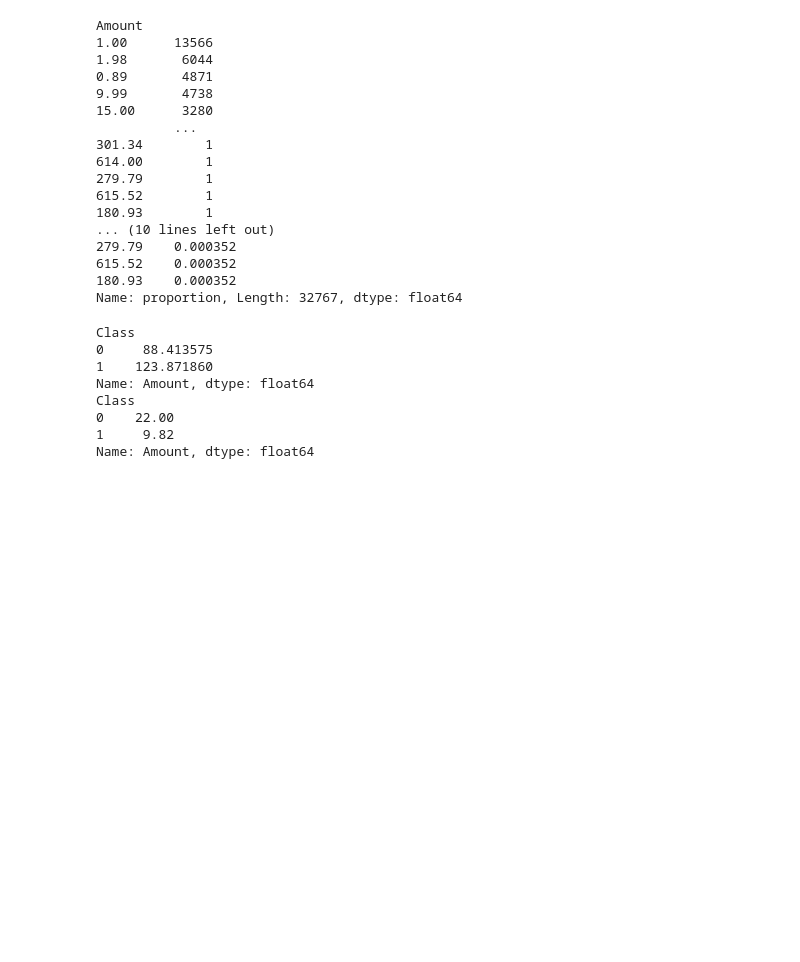
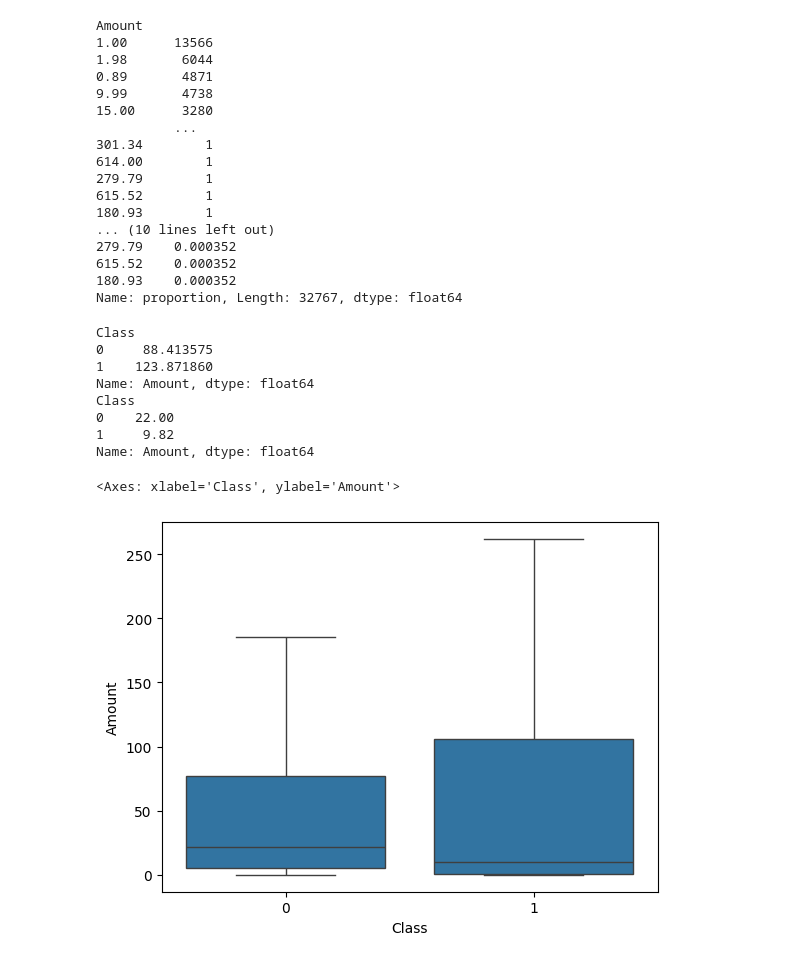
Before and after one commit to Avicci-b/fraud_detection_for_ecom_and_bank_transactions, a Jupyter notebook: notebooks/eda-creditcard.ipynb, the cells around one changed output. Saved outputs shown, nothing was run; the diff lists cells and outputs as text; code cells hidden in the pictures; blank space fills up the shorter version.

```diff
--- a/notebooks/eda-creditcard.ipynb
+++ b/notebooks/eda-creditcard.ipynb
@@ -89,3 +185,8 @@ Class
 0    22.00
 1     9.82
 Name: Amount, dtype: float64
+# %%
+sns.boxplot(data=cc_df, x='Class', y='Amount', showfliers=False)
+# %% [output]
+<Axes: xlabel='Class', ylabel='Amount'>
+[figure, added]
```
Also changed, not shown: parts of 8 cells of this notebook, 1 other file.
